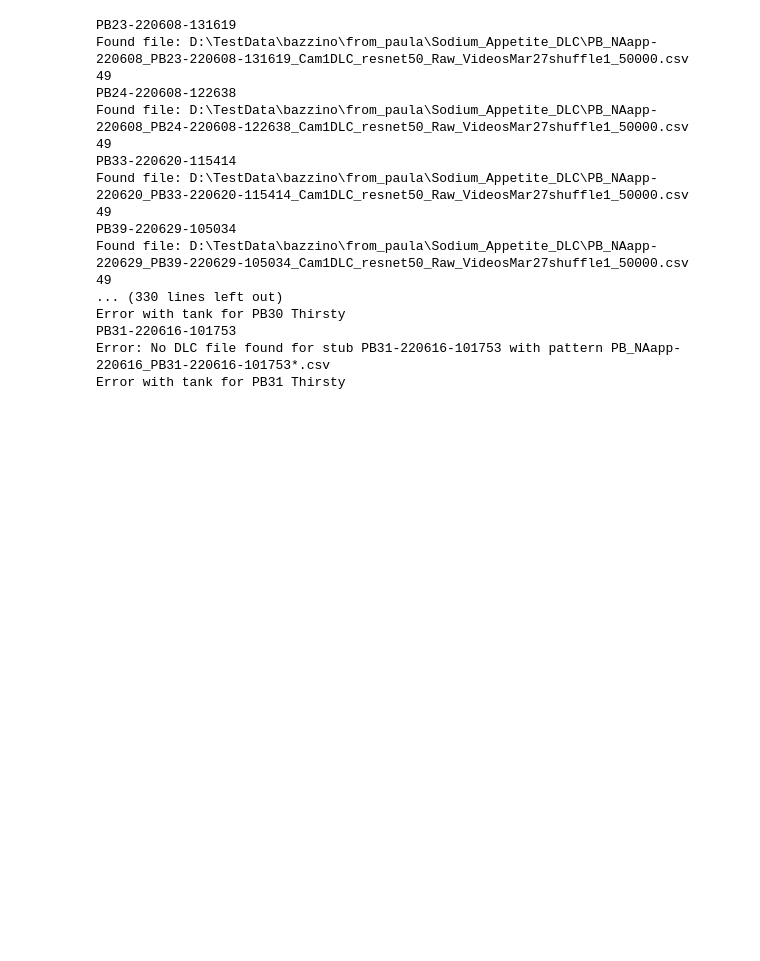
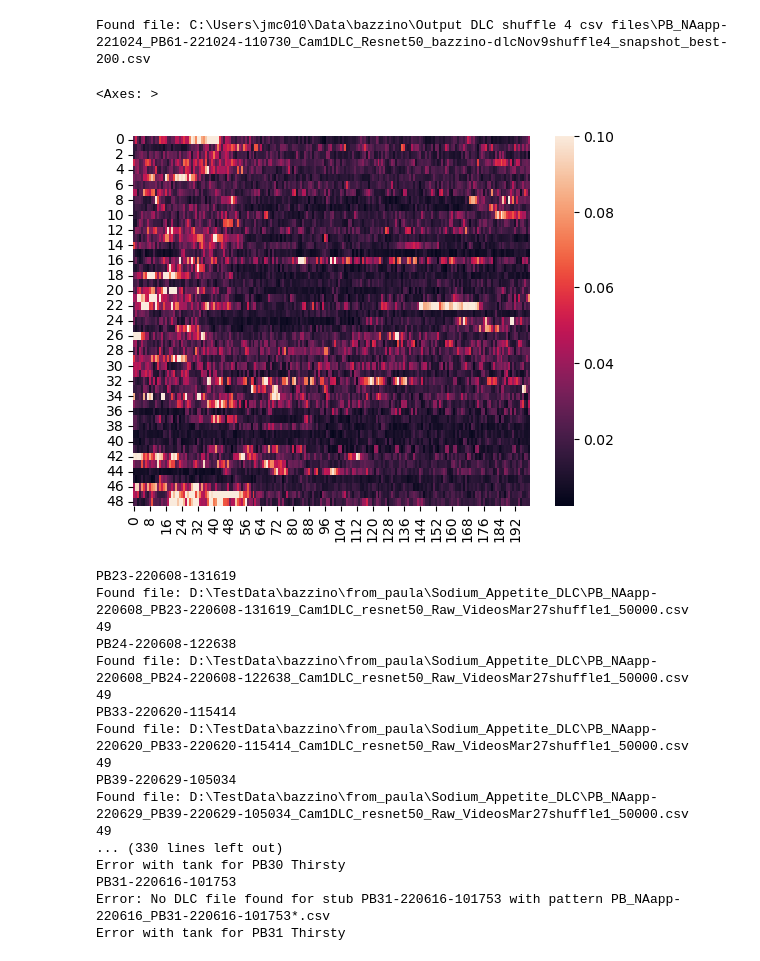
Before and after one commit to jaimemcc/bazzino, a Jupyter notebook: notebooks/assemble_dlc_data.ipynb, the cells around one changed output. Saved outputs shown, nothing was run; the diff lists cells and outputs as text; code cells hidden in the pictures; blank space fills up the shorter version.

```diff
--- a/notebooks/assemble_dlc_data.ipynb
+++ b/notebooks/assemble_dlc_data.ipynb
@@ -11,4 +19,5 @@ import dill
 # %%
 DATAFOLDER = Path("..//data")
 TANKFOLDER = Path("D://TestData//bazzino//from_paula")
-DLCFOLDER = TANKFOLDER / "Sodium_Appetite_DLC"
+DLCFOLDER = TANKFOLDER / "Sodium_Appetite_DLC" #office computer
+DLCFOLDER = Path("C:/Users/jmc010/Data/bazzino/Output DLC shuffle 4 csv files") # laptop
@@ -246,3 +121,49 @@ def get_stillness_snips(stub):
+# %%
+def get_movement(stub, dlcfolder):
+
+    df = read_DLC_csv(stub, dlcfolder)
+
+    df = interpolate_low_likehood(df, threshold=0.6)
+
+    movement = calc_bodypart_movement(df, weight_by_zscore=True)
+
+    return movement
+
+def get_movement_snips(stub):
+    # Get the angular velocity snips
+
+    sol = get_ttls(stub, DATAFOLDER, TANKFOLDER)
+    v = get_movement(stub, DLCFOLDER)
+
+    snips_move = []
+    for i in range(len(sol)-1):
+        start = int(sol[i] * 10) - 50
+        end = int(sol[i] * 10) + 150
+        snips_move.append(v[start:end])
+
+    snips_move = np.array(snips_move)
+
+    # snips_move = tp.zscore(snips_move, baseline_points=50)
+
+    return snips_move
+
+## For testing purposes
+stub = "PB71-221123-113609"
+stub = "PB48-220926-121542" #0.45, deplete
+# stub = "PB73-221123-131413" #0.45, deplete
+# stub = "PB75-221123-140659" #0.45, deplete
+stub = "PB61-221024-110730" #0.10, deplete
+
+snips = get_movement_snips(stub)
+# %% [output]
+Found file: C:\Users\jmc010\Data\bazzino\Output DLC shuffle 4 csv files\PB_NAapp-221024_PB61-221024-110730_Cam1DLC_Resnet50_bazzino-dlcNov9shuffle4_snapshot_best-200.csv
+# %%
+sns.heatmap(snips,
+            vmax=0.1
+            )
+# %% [output]
+<Axes: >
+[figure, added]
 # %%
 # also make accompanying df that contains details of the rat and the condition and the time in session
 
```
Also changed, not shown: parts of 5 cells of this notebook, 3 other files.
